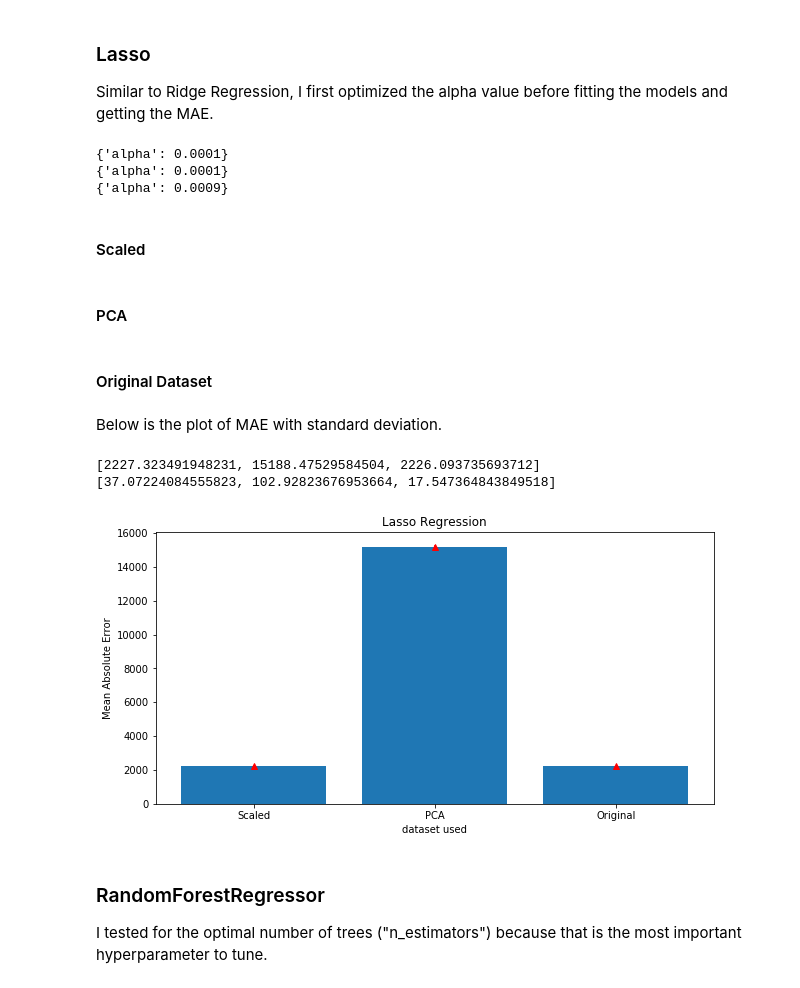
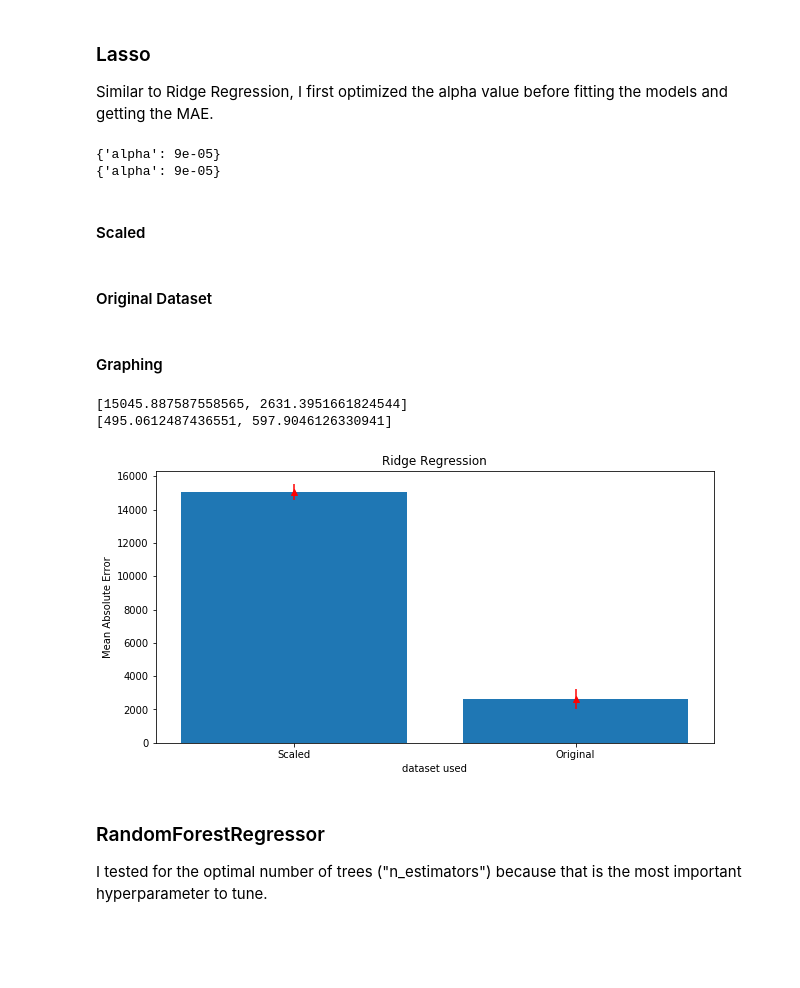
Before and after one commit to SophiaOfTheOceans/Springboard-Files, a Jupyter notebook: Capstone 2/notebooks/Machine Learning.ipynb, the cells around one changed output. Drawn from its saved outputs; the diff is of its cells as text; code cells hidden in the pictures; blank space fills up the shorter version.

```diff
--- a/Capstone 2/notebooks/Machine Learning.ipynb
+++ b/Capstone 2/notebooks/Machine Learning.ipynb
@@ -480,69 +394,49 @@ Similar to Ridge Regression, I first optimized the alpha value before fitting th
 model = Lasso
 params_to_test = {'alpha':np.arange(0.00001, 0.0001, 0.00001)}
 
-optimize_params(model, params_to_test, scaled_df)
-optimize_params(model, params_to_test, pca_df)
-optimize_params(model, params_to_test, original_df)
+optimize_params(model, params_to_test, scaled_fs_train)
+optimize_params(model, params_to_test, original_fs_train)
 # %% [output]
-{'alpha': 0.0001}
-{'alpha': 0.0001}
-{'alpha': 0.0009}
+{'alpha': 9e-05}
+{'alpha': 9e-05}
 # %% [markdown]
 #### Scaled
 # %%
 #Create Model
-lasso = Lasso(alpha=0.0001)
-
-#Create training and testing split
-X_train, X_test, y_train, y_test = create_train_test(scaled_df_fs)
+lasso = Lasso(alpha=0.00009)
 
 #Fit and cross-validate
-lasso.fit(X_train, y_train)
-scaled_results = cross_val_score(lasso,X_test,y_test,scoring='neg_mean_absolute_error',cv=5)
+scaled_results = cross_validate(scaled_fs_train,lasso)
-# %% [markdown]
-#### PCA
-# %%
-#Create Model
-lasso = Lasso(alpha=0.0001)
-
-#Create training and testing split
-X_train, X_test, y_train, y_test = create_train_test(pca_df_fs)
-
-#Fit and cross-validate
-lasso.fit(X_train, y_train)
-scaled_results = cross_val_score(lasso,X_test,y_test,scoring='neg_mean_absolute_error',cv=5)
 # %% [markdown]
 #### Original Dataset
 # %%
 #Create Model
-lasso = Lasso(alpha=0.0009)
-
-#Create training and testing split
-X_train, X_test, y_train, y_test = create_train_test(original_df_fs)
+lasso = Lasso(alpha=0.00009)
 
 #Fit and cross-validate
-lasso.fit(X_train, y_train)
-scaled_results = cross_val_score(lasso,X_test,y_test,scoring='neg_mean_absolute_error',cv=5)
+original_results = cross_validate(original_fs_train,lasso)
-# %% [markdown]
-Below is the plot of MAE with standard deviation.
 # %%
-means = [np.mean(scaled_results)*-1, np.mean(pca_results)*-1, np.mean(original_results)*-1]
-stds = [np.std(scaled_results),np.std(pca_results),np.std(original_results)]
+means = [np.mean(scaled_results), np.mean(original_results)]
+stds = [np.std(scaled_results), np.std(original_results)]
+# %% [markdown]
+#### Graphing
 # %%
 plt.figure(figsize=(10,5))
-plt.bar(range(3),means)
-plt.errorbar(range(3), means, stds, linestyle='None', marker='^',color='red')
+
+#Data
+plt.bar(range(2),means)
+plt.errorbar(range(2), means, stds, linestyle='None', marker='^',color='red')
 plt.xlabel("dataset used")
-plt.xticks(range(3),['Scaled','PCA','Original'])
+plt.xticks(range(2),['Scaled','Original'])
 plt.ylabel("Mean Absolute Error")
-plt.title("Lasso Regression")
+plt.title("Ridge Regression")
 
 print(means)
 print(stds)
 # %% [output]
-[2227.323491948231, 15188.47529584504, 2226.093735693712]
-[37.07224084555823, 102.92823676953664, 17.547364843849518]
+[15045.887587558565, 2631.3951661824544]
+[495.0612487436551, 597.9046126330941]
-[figure, old version]
+[figure, new version]
 # %% [markdown]
 ### RandomForestRegressor
 
```
Also changed, not shown: parts of 72 cells of this notebook, 4 other files.
